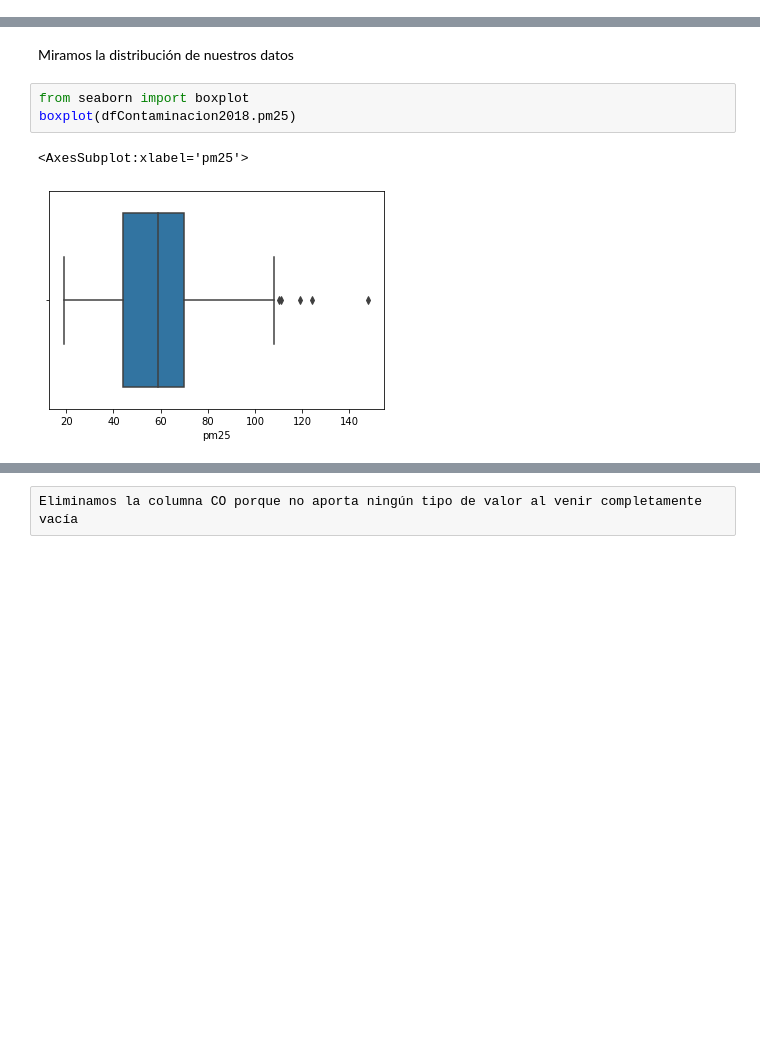
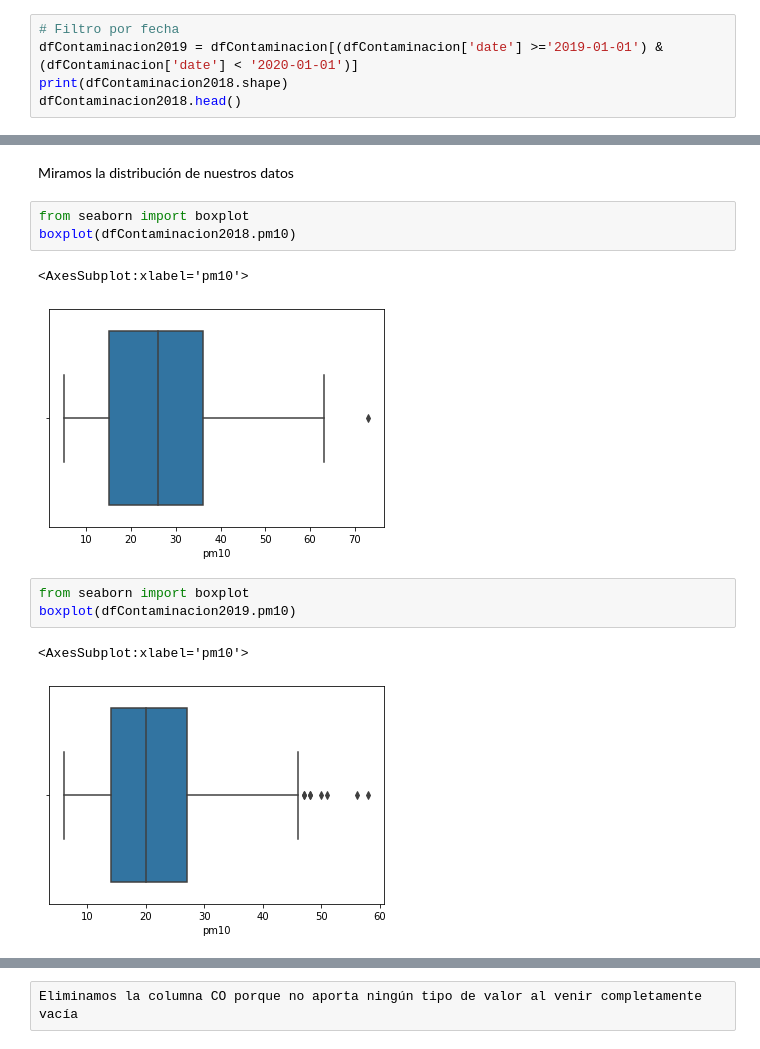
Before and after one commit to jrpecharroman/ProyectoBigData, a Jupyter notebook: datosContaminacionMadrid/JupiterNoteBook/datosMadrid.ipynb, the cells around one changed output, grey strips where cells are left out. Drawn from its saved outputs; the diff is of its cells as text; blank space fills up the shorter version.

```diff
--- a/datosContaminacionMadrid/JupiterNoteBook/datosMadrid.ipynb
+++ b/datosContaminacionMadrid/JupiterNoteBook/datosMadrid.ipynb
@@ -101,3 +101,8 @@ dfContaminacion2018.head()
 | 714 | 2018-10-03 | 44.0 | 35.0 | 33.0 | 41.0 | 2.0 | NaN |
 | 715 | 2018-10-04 | 52.0 | 39.0 | 41.0 | 45.0 | 3.0 | NaN |
 | 716 | 2018-10-05 | 67.0 | 39.0 | 45.0 | 40.0 | 2.0 | NaN |
+# %%
+# Filtro por fecha
+dfContaminacion2019 = dfContaminacion[(dfContaminacion['date'] >='2019-01-01') & (dfContaminacion['date'] < '2020-01-01')]
+print(dfContaminacion2018.shape)
+dfContaminacion2018.head()
@@ -193,10 +216,16 @@ dtype: int64
 Miramos la distribución de nuestros datos
 # %%
 from seaborn import boxplot
-boxplot(dfContaminacion2018.pm25)
+boxplot(dfContaminacion2018.pm10)
 # %% [output]
-<AxesSubplot:xlabel='pm25'>
+<AxesSubplot:xlabel='pm10'>
-[figure, old version]
+[figure, new version]
+# %%
+from seaborn import boxplot
+boxplot(dfContaminacion2019.pm10)
+# %% [output]
+<AxesSubplot:xlabel='pm10'>
+[figure, added]
 # %%
 q1=dfContaminacion2018['pm25'].quantile(0.25)
 q2=dfContaminacion2018['pm25'].quantile(0.5)
```
Also changed, not shown: parts of 26 cells of this notebook.
